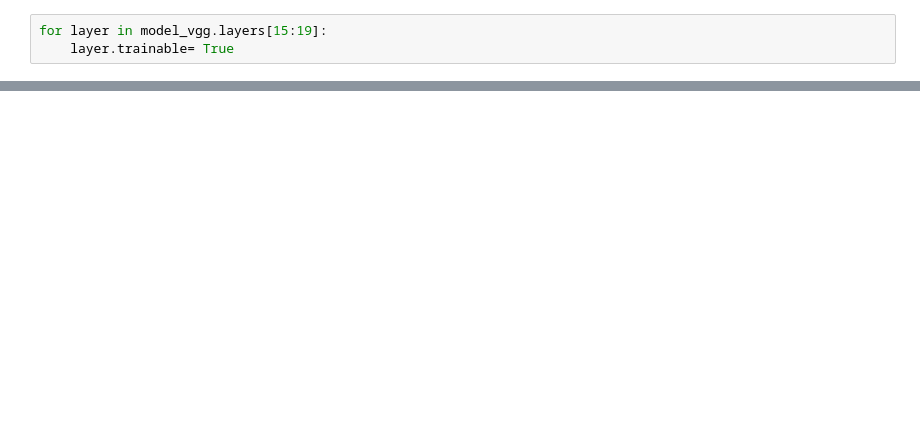
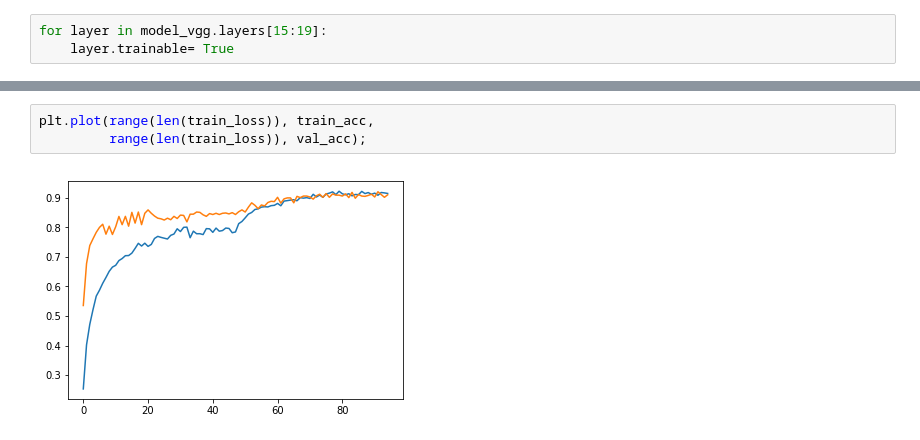
Before and after one commit to janardhan632/plant_seeding, a Jupyter notebook: 03_VGG16_fixed_bottom.ipynb, the cells around one changed output, grey strips where cells are left out. Cells and saved outputs as stored; diff of their text form; blank space fills up the shorter version.

```diff
--- a/03_VGG16_fixed_bottom.ipynb
+++ b/03_VGG16_fixed_bottom.ipynb
@@ -457,0 +575,5 @@ FileLink('submission_vgg_16_fixed_bottom.csv')
+# %%
+plt.plot(range(len(train_loss)), train_acc,
+         range(len(train_loss)), val_acc);
+# %% [output]
+[figure, added]
```
Also changed, not shown: parts of 51 cells of this notebook, 1 other file.
